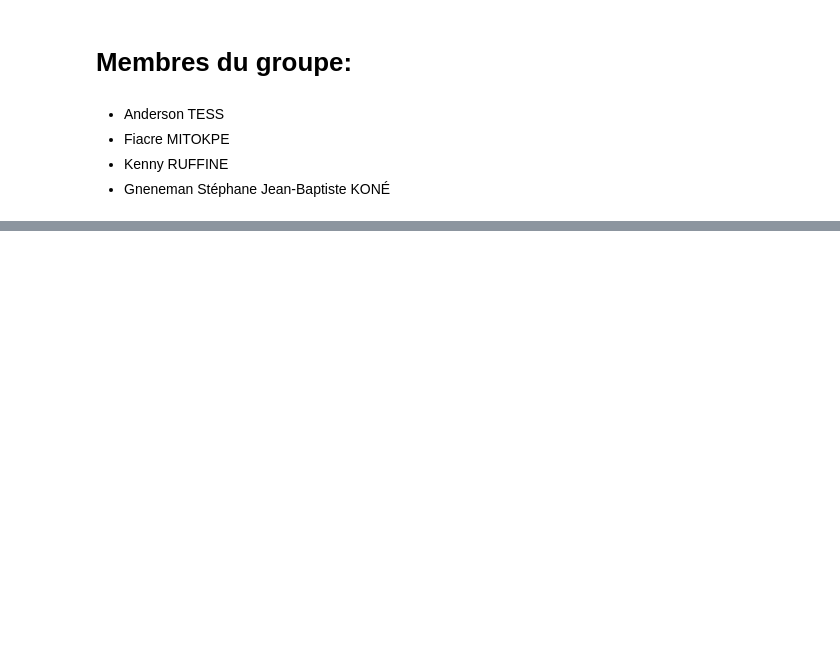
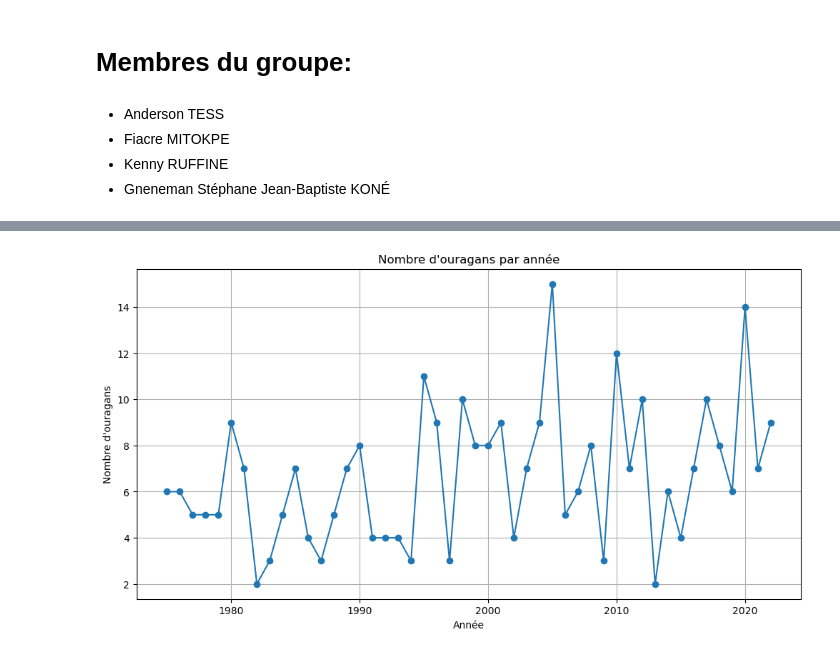
Before and after one commit to andersontess/Projet-Bio-Info, a Jupyter notebook: tess_mitopke_ruffine_kone 2.ipynb, the cells around one changed output, grey strips where cells are left out. Cells and saved outputs as stored; diff of their text form; code cells hidden in the pictures; blank space fills up the shorter version.

```diff
--- a/tess_mitopke_ruffine_kone 2.ipynb
+++ b/tess_mitopke_ruffine_kone 2.ipynb
@@ -22,6 +51,6 @@ import os
 # %%
 #Dataset sur les cyclones (certaines lignes ont plus de virgules, c'est pourquoi on "skip" dans les bad_lines)
-df2 = pd.read_csv("storms (1).csv", sep=",", engine="python", on_bad_lines="skip")
+df2 = pd.read_csv("storms.csv", sep=",", engine="python", on_bad_lines="skip")
 df2 = df2.drop(columns=["tropicalstorm_force_diameter", "hurricane_force_diameter", "pressure"]) # colonnes qu'on veut supprimer
 df2 = df2[df2["status"] == "hurricane"] # on regarde que les ouragans pour le moment
 
@@ -44,35 +87,17 @@ df2_max
 # %%
 # Comptage du nombre d'ouragans par année
 hurricanes_per_year = df2_max["year"].value_counts().sort_index()
 
-# Conversion des données en tableaux numpy
-x = hurricanes_per_year.index.values  # Années
-y = hurricanes_per_year.values        # Nombre d'ouragans
-
-# Ajustement d'une régression linéaire (droite de tendance)
-coeffs = np.polyfit(x, y, 1)  # Degré 1 = droite
-linear_trend = np.poly1d(coeffs)  # Crée une fonction polynomiale
-
-# Générer les valeurs prédites pour tracer la droite
-x_smooth = np.linspace(x.min(), x.max(), 300)  # Lissage
-y_smooth = linear_trend(x_smooth)
-
 # Tracé du graphique
 plt.figure(figsize=(12, 6))
-plt.plot(x, y, marker='o', linestyle='-', label="Ouragans par année")
-
-# Ajout de la droite de tendance
-plt.plot(x_smooth, y_smooth, color='red', linestyle='--', label="Tendance (régression linéaire)")
-
-# Ajout des labels et du titre
+plt.plot(hurricanes_per_year.index, hurricanes_per_year.values, marker='o', linestyle='-')
 plt.xlabel("Année")
 plt.ylabel("Nombre d'ouragans")
-plt.title("Nombre d'ouragans par année avec tendance linéaire")
-plt.legend()
+plt.title("Nombre d'ouragans par année")
 plt.grid(True)
-
-# Affichage du graphique
 plt.show()
+# %% [output]
+[figure, added]
 # %%
 
 # MIN WIND SPEEDS
```
Also changed, not shown: parts of 17 cells of this notebook.
